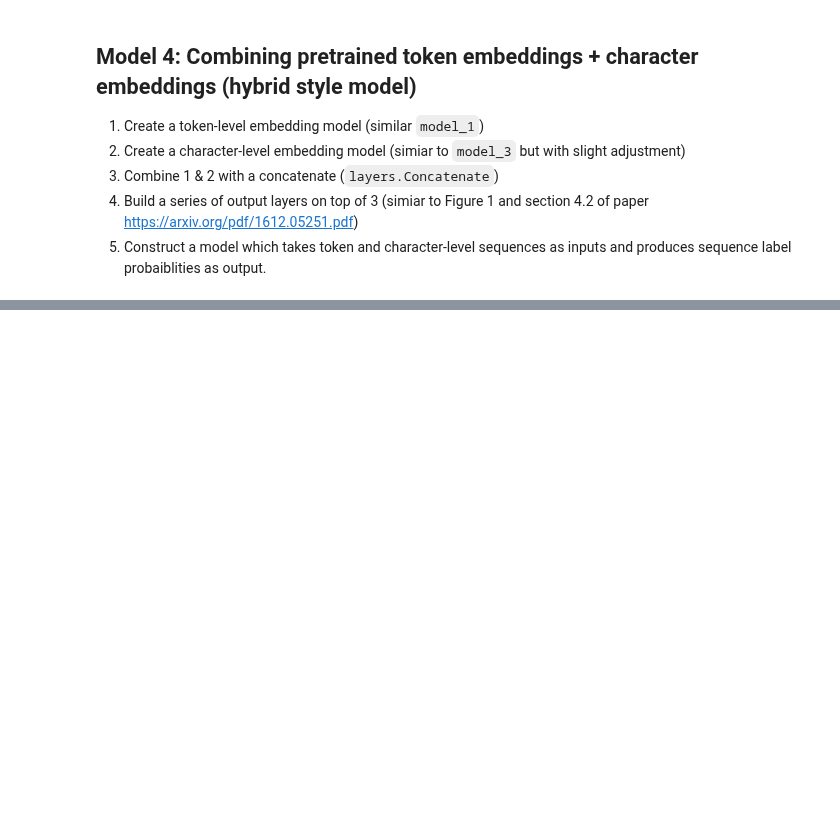
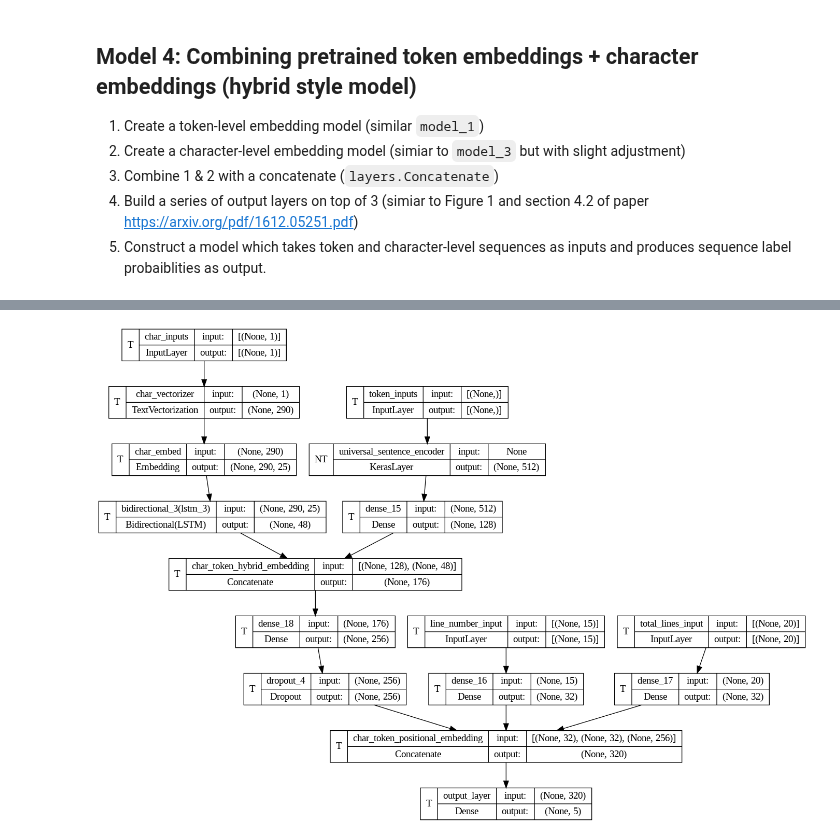
Before and after one commit to pawelkiszczak/tensorflow, a Jupyter notebook: colab_notebooks/09_mlp_milestone_project_2_skimlit.ipynb, the cells around one changed output, grey strips where cells are left out. Saved outputs shown, nothing was run; the diff lists cells and outputs as text; code cells hidden in the pictures; blank space fills up the shorter version.

```diff
--- a/colab_notebooks/09_mlp_milestone_project_2_skimlit.ipynb
+++ b/colab_notebooks/09_mlp_milestone_project_2_skimlit.ipynb
@@ -1079,0 +1354,7 @@ ________________________________________________________________________________
+# %%
+# Plot the architecture of the model
+plot_model(model_5,
+           show_shapes=True,
+           show_trainable=True)
+# %% [output]
+[figure, added]
```
Also changed, not shown: parts of 66 cells of this notebook.
